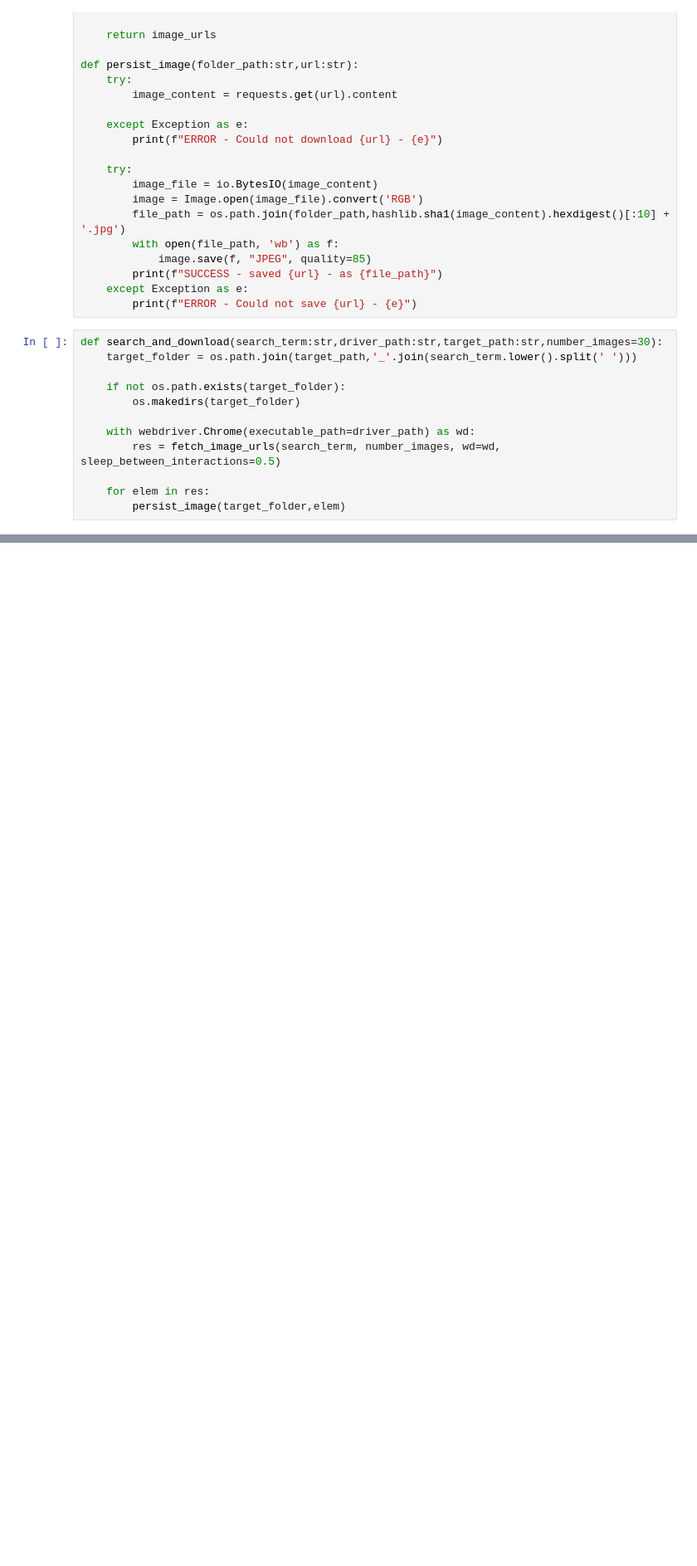
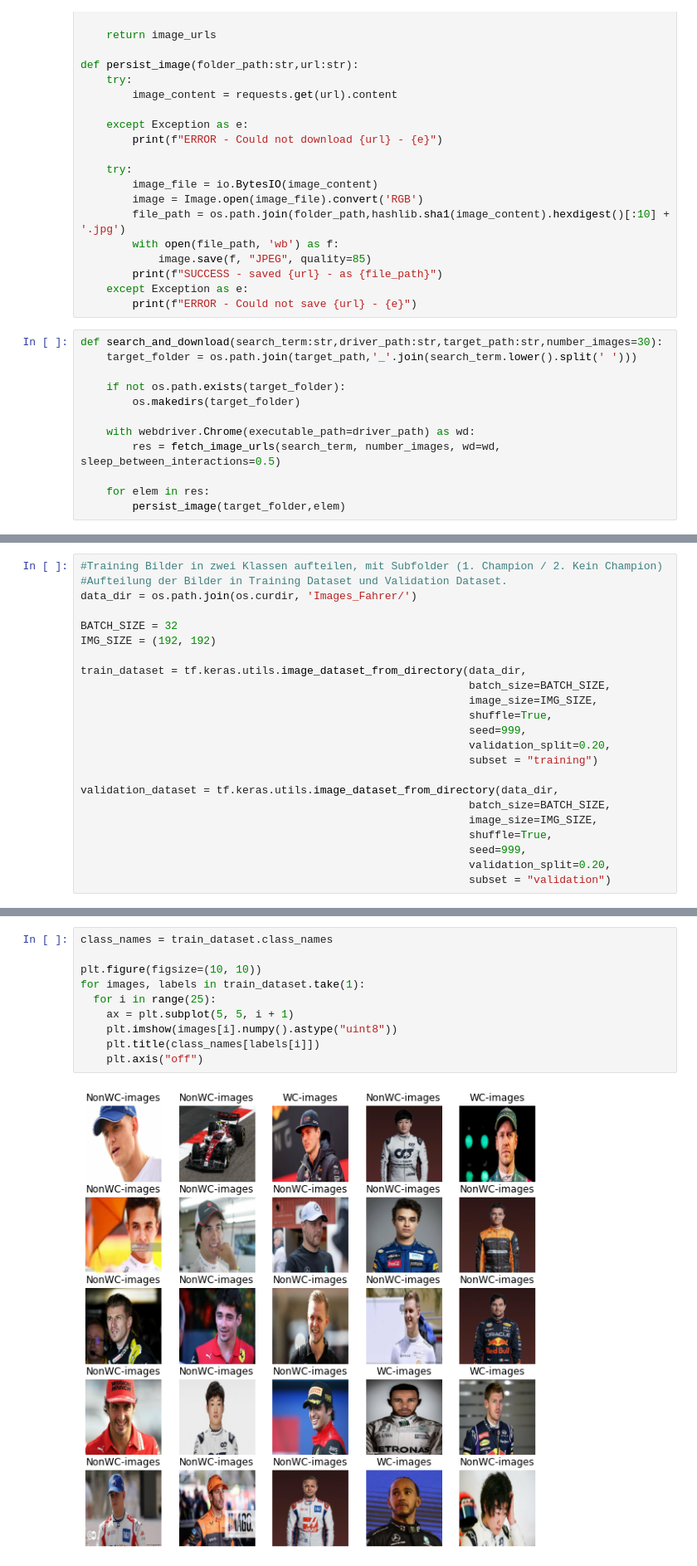
Before and after one commit to Tuly7/ADS-Formula1, a Jupyter notebook: Formel1predictor.ipynb, the cells around one changed output, grey strips where cells are left out. Shown at 83% size. Drawn from its saved outputs; the diff is of its cells as text; blank space fills up the shorter version.

```diff
--- a/Formel1predictor.ipynb
+++ b/Formel1predictor.ipynb
@@ -333,0 +345,23 @@ SUCCESS - saved https://i0.wp.com/chinafactor.news/wp-content/uploads/2021/11/Fo
+# %%
+#Training Bilder in zwei Klassen aufteilen, mit Subfolder (1. Champion / 2. Kein Champion)
+#Aufteilung der Bilder in Training Dataset und Validation Dataset.
+data_dir = os.path.join(os.curdir, 'Images_Fahrer/')
+
+BATCH_SIZE = 32
+IMG_SIZE = (192, 192)
+
+train_dataset = tf.keras.utils.image_dataset_from_directory(data_dir,
+                                                            batch_size=BATCH_SIZE,
+                                                            image_size=IMG_SIZE,
+                                                            shuffle=True,
+                                                            seed=999,
+                                                            validation_split=0.20,
+                                                            subset = "training")
+
+validation_dataset = tf.keras.utils.image_dataset_from_directory(data_dir,
+                                                            batch_size=BATCH_SIZE,
+                                                            image_size=IMG_SIZE,
+                                                            shuffle=True,
+                                                            seed=999,
+                                                            validation_split=0.20,
+                                                            subset = "validation")
@@ -333,0 +373,12 @@ SUCCESS - saved https://i0.wp.com/chinafactor.news/wp-content/uploads/2021/11/Fo
+# %%
+class_names = train_dataset.class_names
+
+plt.figure(figsize=(10, 10))
+for images, labels in train_dataset.take(1):
+  for i in range(25):
+    ax = plt.subplot(5, 5, i + 1)
+    plt.imshow(images[i].numpy().astype("uint8"))
+    plt.title(class_names[labels[i]])
+    plt.axis("off")
+# %% [output]
+[figure, added]
```
Also changed, not shown: parts of 31 cells of this notebook.
